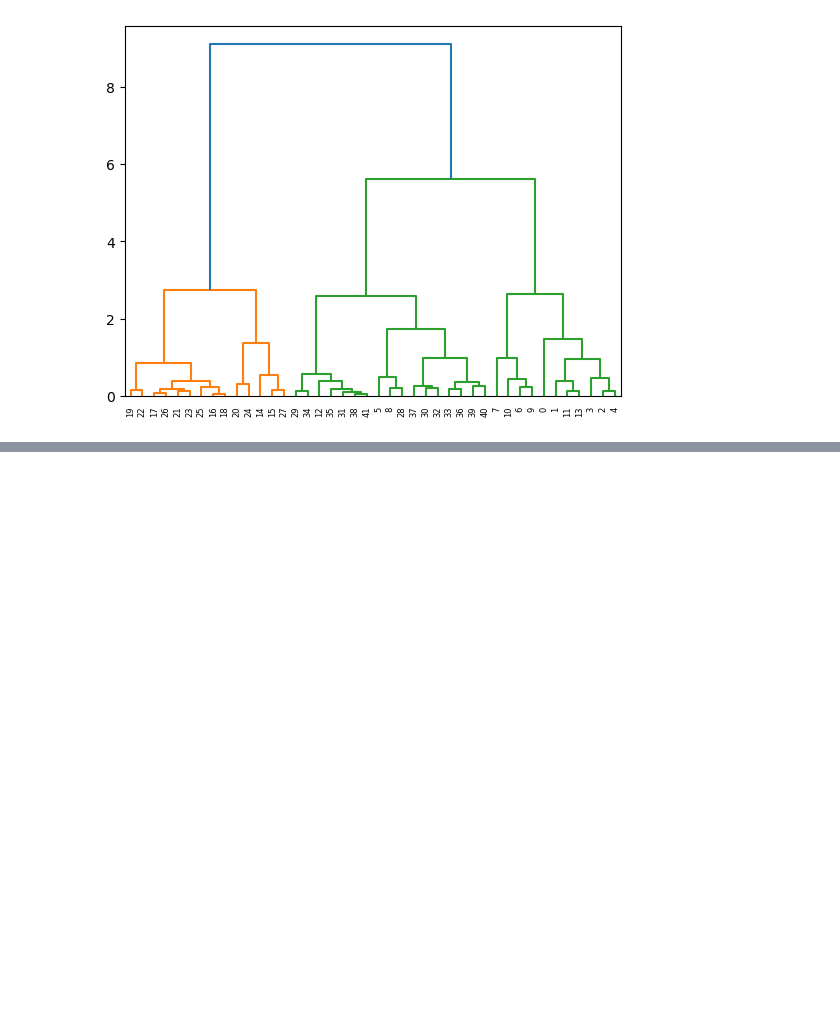
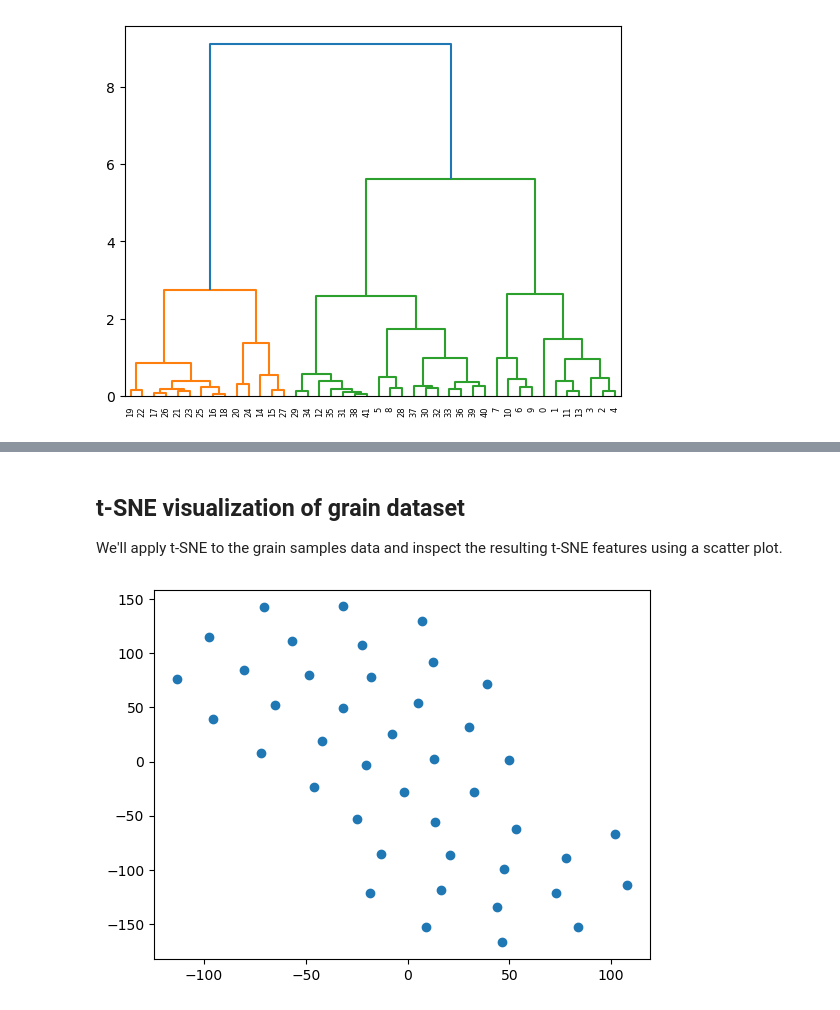
Before and after one commit to Mahnoor-Rana/Unsupervised-Learning, a Jupyter notebook: Visualization with hierarchical clustering and t-SNE/Visualization with hierarchical clustering and t-SNE.ipynb, the cells around one changed output, grey strips where cells are left out. Drawn from its saved outputs; the diff is of its cells as text; code cells hidden in the pictures; blank space fills up the shorter version.

```diff
--- a/Visualization with hierarchical clustering and t-SNE/Visualization with hierarchical clustering and t-SNE.ipynb
+++ b/Visualization with hierarchical clustering and t-SNE/Visualization with hierarchical clustering and t-SNE.ipynb
@@ -65,0 +95,24 @@ plt.show()
+# %% [markdown]
+## t-SNE visualization of grain dataset
+We'll apply t-SNE to the grain samples data and inspect the resulting t-SNE features using a scatter plot.
+# %%
+# Import TSNE
+from sklearn.manifold import TSNE
+
+# Create a TSNE instance: model
+model = TSNE(learning_rate=200)
+
+# Apply fit_transform to samples: tsne_features
+tsne_features = model.fit_transform(samples)
+
+# Select the 0th feature: xs
+xs = tsne_features[:,0]
+
+# Select the 1st feature: ys
+ys = tsne_features[:,1]
+
+# Scatter plot, coloring by variety_numbers
+plt.scatter(xs, ys)
+plt.show()
+# %% [output]
+[figure, added]
```
Also changed, not shown: parts of 3 cells of this notebook.
